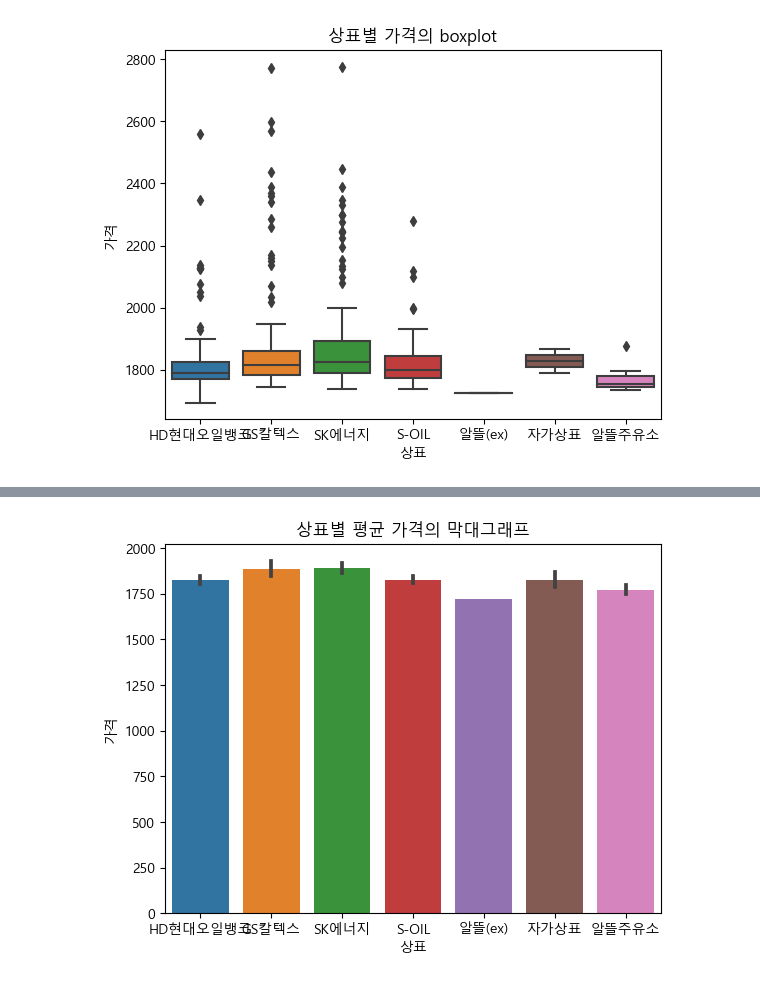
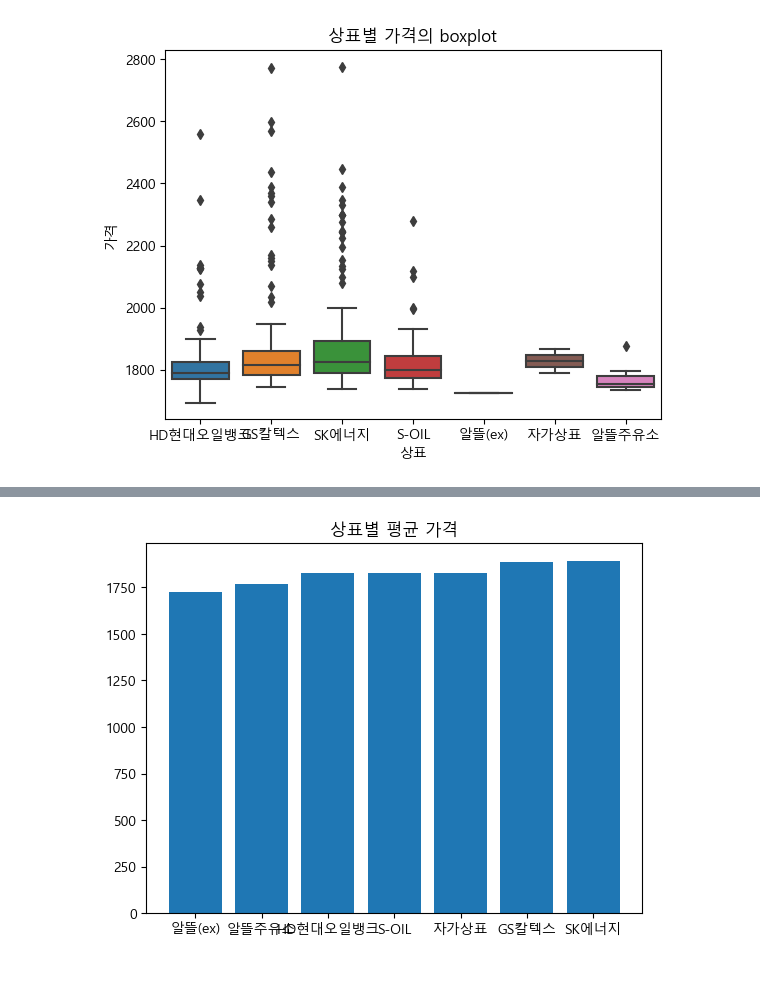
Before and after one commit to forever-young86/DataAnalysis-2023.09, a Jupyter notebook: 05.Crawling/15.Opinet.ipynb, the cells around one changed output, grey strips where cells are left out. Cells and saved outputs as stored; diff of their text form; code cells hidden in the pictures.

```diff
--- a/05.Crawling/15.Opinet.ipynb
+++ b/05.Crawling/15.Opinet.ipynb
@@ -200,3 +200,6 @@ sns.boxplot(df, x='상표', y='가격')
 plt.title('상표별 가격의 boxplot');
 # %% [output]
 [figure]
+# %%
+brand_price = df.pivot_table('가격','상표')
+brand_price.sort_values(by='가격',ascending=False)
@@ -202,0 +216,3 @@ plt.title('상표별 가격의 boxplot');
+# %%
+df_brand = pd.DataFrame(brand_price)
+df_brand
@@ -203,6 +229,7 @@ plt.title('상표별 가격의 boxplot');
 # %%
 # 상표별 평균 가격의 막대그래프
-sns.barplot(df, y='가격', x='상표')
-plt.title('상표별 평균 가격의 막대그래프');
+brand = df_brand['가격'].sort_values()
+plt.bar(brand.index, brand.values)
+plt.title('상표별 평균 가격');
 # %% [output]
-[figure, old version]
+[figure, new version]
```
Also changed, not shown: parts of 5 cells of this notebook.
